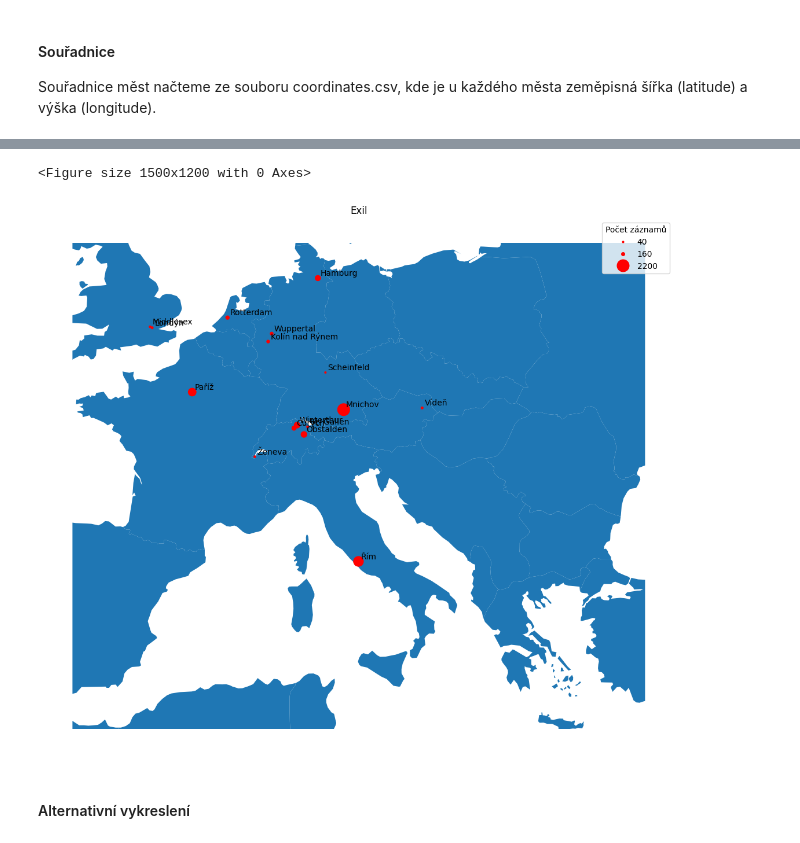
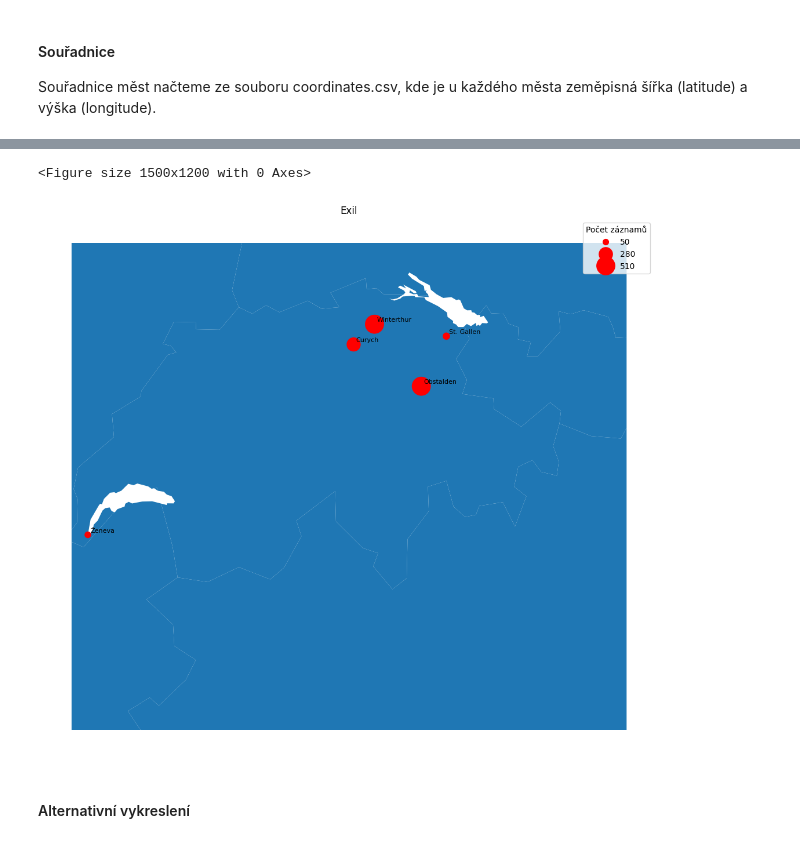
Before and after one commit to panuscha/DH-data-process, a Jupyter notebook: display_maps.ipynb, the cells around one changed output, grey strips where cells are left out. Drawn from its saved outputs; the diff is of its cells as text; code cells hidden in the pictures.

```diff
--- a/display_maps.ipynb
+++ b/display_maps.ipynb
@@ -245,9 +264,12 @@ cities_df['longitude'] = None
 df.reindex(columns=['city', 'number of records', 'lat', 'lon'], fill_value=0)
 
 # Unikatni mesta
-unique_cities = set(cities)
+unique_cities = np.unique(cities)
 coordinates = {}
+
+# Iterace pres vsechny unikatni mesta
 for city in unique_cities:
+    # Pouzijeme funkci try-except, ktera nam odchyti pripadne chyby
     try:
         (latitude, longitude) = get_city_coordinates(city)
         print(f"Coordinates of {city}: Latitude={latitude}, Longitude={longitude}")
@@ -257,6 +279,10 @@ for city in unique_cities:
     except:
         print(f"City {city} not found.")
 
+# Data ze slovniku dame do DataFramu
 df_coordinates = pd.DataFrame.from_dict(coordinates)
+
+# Tabulku transponuje
+df_coordinates = df_coordinates.T
 df_coordinates.to_csv('data/coordinates.csv')
 # %% [output]
@@ -267,16 +312,10 @@ Couldn't find program: 'echo'
 Souřadnice měst načteme ze souboru coordinates.csv, kde je u každého města zeměpisná šířka (latitude) a výška (longitude).
 # %%
 # Nacteme souradnice ze souboru
-coordinates = pd.read_csv('data/coordinates.csv')
-
-# Tabulku transponuje
-coordinates = coordinates.T
+df_coordinates = pd.read_csv('data/coordinates.csv')
 
 # Prejmenujeme sloupce
-coordinates.columns = ['latitude', 'longitude']
-
-# Jmena mest, ktera byla v indexu pridame do sloupce 'city'. Diky tomu muzeme spojit tabulky dohromady
-coordinates['city'] = coordinates.index
+df_coordinates.columns = ['city','latitude', 'longitude']
 
 # Spojime tabulky dohromady
-points_df = pd.merge(cities_df, coordinates)
+points_df = pd.merge(cities_df, df_coordinates)
@@ -285,6 +328,6 @@ points_df = pd.merge(cities_df, coordinates)
 # %%
 # Hranice, kterou chceme ohranicit
-bbox = [-5, 35, 30, 55] # [minx, miny, maxx, maxy]
+bbox = [6, 45, 11, 48] # [minx, miny, maxx, maxy] - minimalni longitude, minimalni latitude, maximalni longitude, maximalni latitude
 # Hranice severni Ameriky a Evropy [-130, 15, 50, 80]
 
 # Seznam mest, ktera chceme vyradit
@@ -321,43 +367,51 @@ points_gdf = gpd.GeoDataFrame(points_df, geometry=geometry, crs="EPSG:4326")
 # Nacteni mapy
 base_map_data = gpd.read_file("data/geojson/world_1960.geojson")
 
+# Nastaveni velikosti vykresleni
 figsize = (15,12)
 
 plt.figure(figsize=figsize)
 
 # Ohraniceni mapy podle europe_and_north_america_bbox
 ax = base_map_data.clip(bbox).plot(figsize=figsize)
 
-div = 10
+# Parametr pro upravovani velikosti bodu
+div = 1
 
-# Vykresleni
+# Parametr pro vypsani jmen mest do mapy
+ann = True
+
+# Vykresleni mist vydani
 points_gdf.plot(figsize=figsize,
                 ax=ax,
                 color = "red",
                 marker = 'o',
                 markersize=points_gdf['number of records'].apply(lambda x: x/div),  # Upraveni velikosti bodu
                 )
 
-for x, y, label in zip(points_df.longitude, points_df.latitude, points_df.city):
-     ax.annotate(label, xy=(x, y), xytext=(3, 3), textcoords="offset points", fontsize = 10)
+# Pokud nase promenna ann je nastavena na True, do mapy vypiseme i jmena mest
+if ann:
+     # Pridame vypsani jmen mest do mapy
+     for x, y, label in zip(points_df.longitude, points_df.latitude, points_df.city):
+          ax.annotate(label, xy=(x, y), xytext=(3, 3), textcoords="offset points", fontsize = 8)
 
 # Tri moznosti legendy
-point_sizes = [min(points_gdf['number of records'].apply(lambda x: int(round(x, -1)))), median(points_gdf['number of records'].apply(lambda x: int(round(x, -1)))), max(points_gdf['number of records'].apply(lambda x: int(round(x, -1))))]
+point_sizes = [min(points_gdf['number of records'].apply(lambda x: int(round(x, -1)))), mean(points_gdf['number of records'].apply(lambda x: int(round(x, -1)))), max(points_gdf['number of records'].apply(lambda x: int(round(x, -1))))]
 
 # Vytvoreni bodu pro legendu
 legend_handles = [Line2D([], [], marker = 'o', lw=0, color='red', markersize=np.sqrt(size/div), label=str(int(round(size, -1)))) for size in point_sizes]
 
+# Vykresleni legendy
 ax.legend(handles=legend_handles, title='Počet záznamů', loc='upper right')
-
 
 plt.title("Exil")
 plt.grid(False)
 ax.set_axis_off()
 plt.savefig("plots/exil_cropped_map.svg")
 plt.show()
 # %% [output]
 <Figure size 1500x1200 with 0 Axes>
-[figure, old version]
+[figure, new version]
 # %% [markdown]
 #### Alternativní vykreslení
 # %%
```
Also changed, not shown: parts of 9 cells of this notebook, 2 other files.
